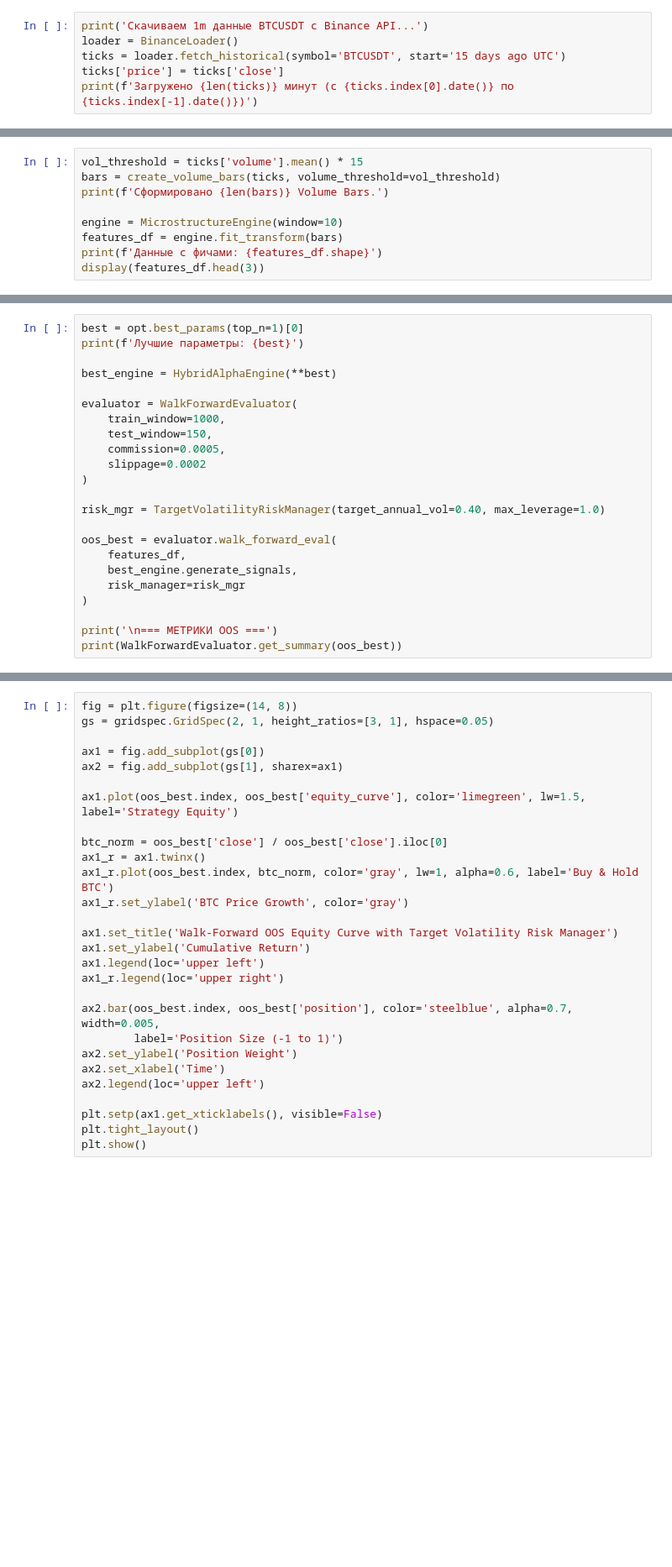
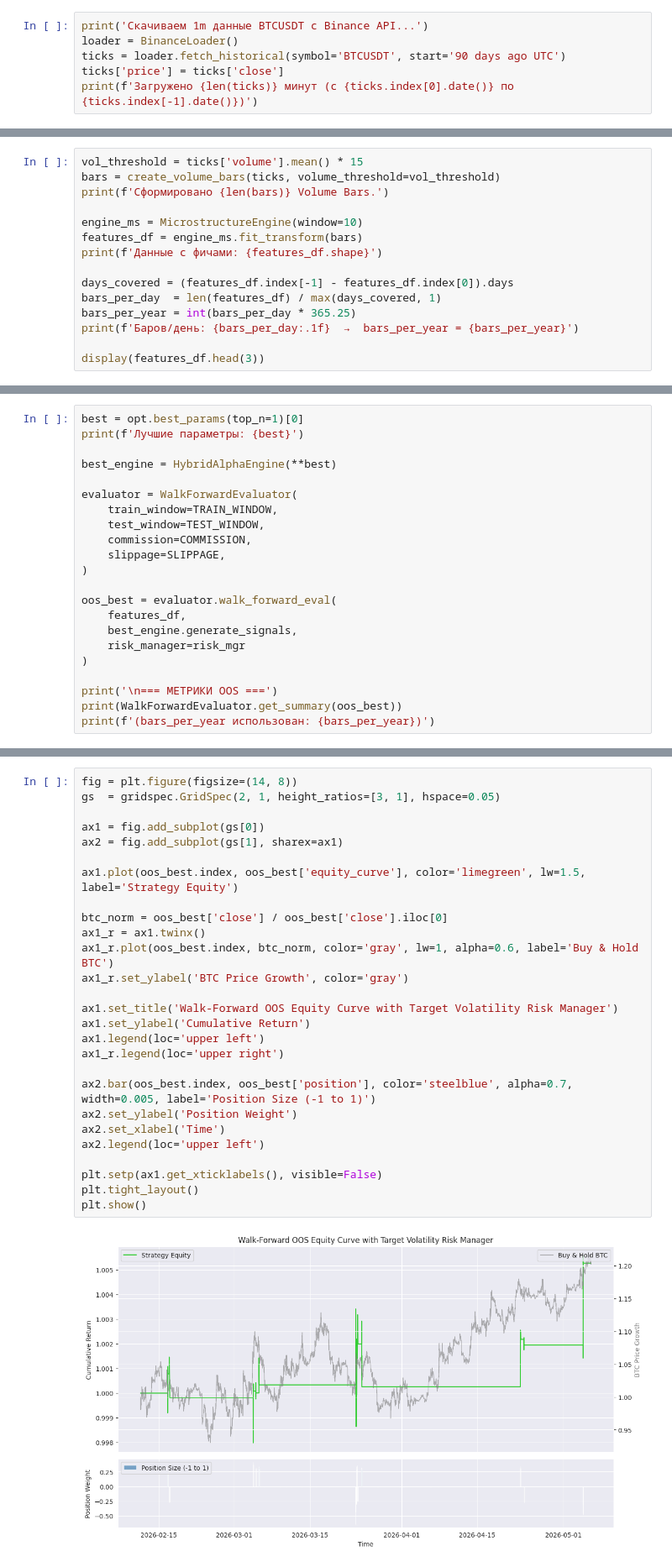
Before and after one commit to nathaniel-brodetsky/quant_system, a Jupyter notebook: research_notebooks/01_pipeline_test.ipynb, the cells around one changed output, grey strips where cells are left out. Shown at 84% size. Saved outputs shown, nothing was run; the diff lists cells and outputs as text; blank space fills up the shorter version.

```diff
--- a/research_notebooks/01_pipeline_test.ipynb
+++ b/research_notebooks/01_pipeline_test.ipynb
@@ -24,6 +23,6 @@ plt.rcParams['figure.figsize'] = (14, 8)
 # %%
 print('Скачиваем 1m данные BTCUSDT с Binance API...')
 loader = BinanceLoader()
-ticks = loader.fetch_historical(symbol='BTCUSDT', start='15 days ago UTC')
+ticks = loader.fetch_historical(symbol='BTCUSDT', start='90 days ago UTC')
 ticks['price'] = ticks['close']
 print(f'Загружено {len(ticks)} минут (с {ticks.index[0].date()} по {ticks.index[-1].date()})')
@@ -32,7 +34,13 @@ vol_threshold = ticks['volume'].mean() * 15
 bars = create_volume_bars(ticks, volume_threshold=vol_threshold)
 print(f'Сформировано {len(bars)} Volume Bars.')
 
-engine = MicrostructureEngine(window=10)
-features_df = engine.fit_transform(bars)
+engine_ms = MicrostructureEngine(window=10)
+features_df = engine_ms.fit_transform(bars)
 print(f'Данные с фичами: {features_df.shape}')
+
+days_covered = (features_df.index[-1] - features_df.index[0]).days
+bars_per_day  = len(features_df) / max(days_covered, 1)
+bars_per_year = int(bars_per_day * 365.25)
+print(f'Баров/день: {bars_per_day:.1f}  →  bars_per_year = {bars_per_year}')
+
 display(features_df.head(3))
@@ -107,13 +184,11 @@ print(f'Лучшие параметры: {best}')
 best_engine = HybridAlphaEngine(**best)
 
 evaluator = WalkForwardEvaluator(
-    train_window=1000,
-    test_window=150,
-    commission=0.0005,
-    slippage=0.0002
+    train_window=TRAIN_WINDOW,
+    test_window=TEST_WINDOW,
+    commission=COMMISSION,
+    slippage=SLIPPAGE,
 )
-
-risk_mgr = TargetVolatilityRiskManager(target_annual_vol=0.40, max_leverage=1.0)
 
 oos_best = evaluator.walk_forward_eval(
     features_df,
@@ -123,3 +198,4 @@ oos_best = evaluator.walk_forward_eval(
 
 print('\n=== МЕТРИКИ OOS ===')
 print(WalkForwardEvaluator.get_summary(oos_best))
+print(f'(bars_per_year использован: {bars_per_year})')
@@ -126,28 +208,29 @@ print(WalkForwardEvaluator.get_summary(oos_best))
 # %%
 fig = plt.figure(figsize=(14, 8))
-gs = gridspec.GridSpec(2, 1, height_ratios=[3, 1], hspace=0.05)
+gs  = gridspec.GridSpec(2, 1, height_ratios=[3, 1], hspace=0.05)
 
 ax1 = fig.add_subplot(gs[0])
 ax2 = fig.add_subplot(gs[1], sharex=ax1)
 
 ax1.plot(oos_best.index, oos_best['equity_curve'], color='limegreen', lw=1.5, label='Strategy Equity')
 
 btc_norm = oos_best['close'] / oos_best['close'].iloc[0]
 ax1_r = ax1.twinx()
 ax1_r.plot(oos_best.index, btc_norm, color='gray', lw=1, alpha=0.6, label='Buy & Hold BTC')
 ax1_r.set_ylabel('BTC Price Growth', color='gray')
 
 ax1.set_title('Walk-Forward OOS Equity Curve with Target Volatility Risk Manager')
 ax1.set_ylabel('Cumulative Return')
 ax1.legend(loc='upper left')
 ax1_r.legend(loc='upper right')
 
-ax2.bar(oos_best.index, oos_best['position'], color='steelblue', alpha=0.7, width=0.005,
-        label='Position Size (-1 to 1)')
+ax2.bar(oos_best.index, oos_best['position'], color='steelblue', alpha=0.7, width=0.005, label='Position Size (-1 to 1)')
 ax2.set_ylabel('Position Weight')
 ax2.set_xlabel('Time')
 ax2.legend(loc='upper left')
 
 plt.setp(ax1.get_xticklabels(), visible=False)
 plt.tight_layout()
 plt.show()
+# %% [output]
+[figure, added]
```
Also changed, not shown: parts of 6 cells of this notebook, 6 other files.
